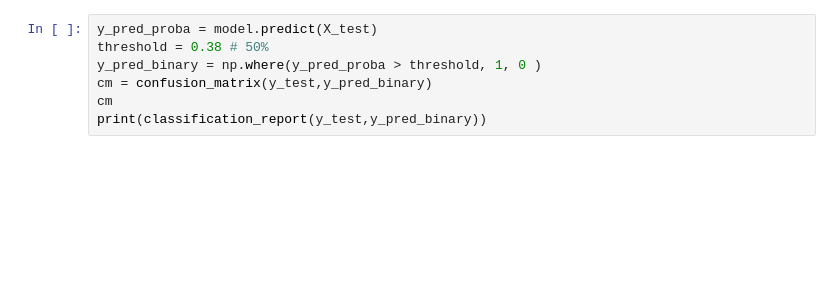
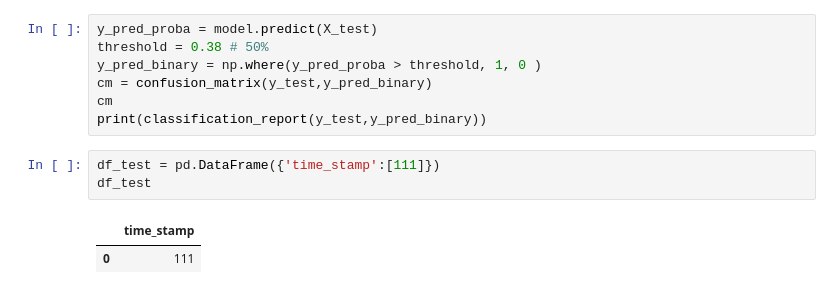
Before and after one commit to LeonNeubeck/Upvote_Model, a Jupyter notebook: notebooks/timestamp-classification-model.ipynb, the cells around one changed output. Drawn from its saved outputs; the diff is of its cells as text; blank space fills up the shorter version.

```diff
--- a/notebooks/timestamp-classification-model.ipynb
+++ b/notebooks/timestamp-classification-model.ipynb
@@ -389,3 +386,9 @@ y_pred_binary = np.where(y_pred_proba > threshold, 1, 0 )
 cm = confusion_matrix(y_test,y_pred_binary)
 cm
 print(classification_report(y_test,y_pred_binary))
+# %%
+df_test = pd.DataFrame({'time_stamp':[111]})
+df_test
+# %% [output]
+|  | time_stamp |
+| 0 | 111 |
```
Also changed, not shown: parts of 14 cells of this notebook, 4 other files.
